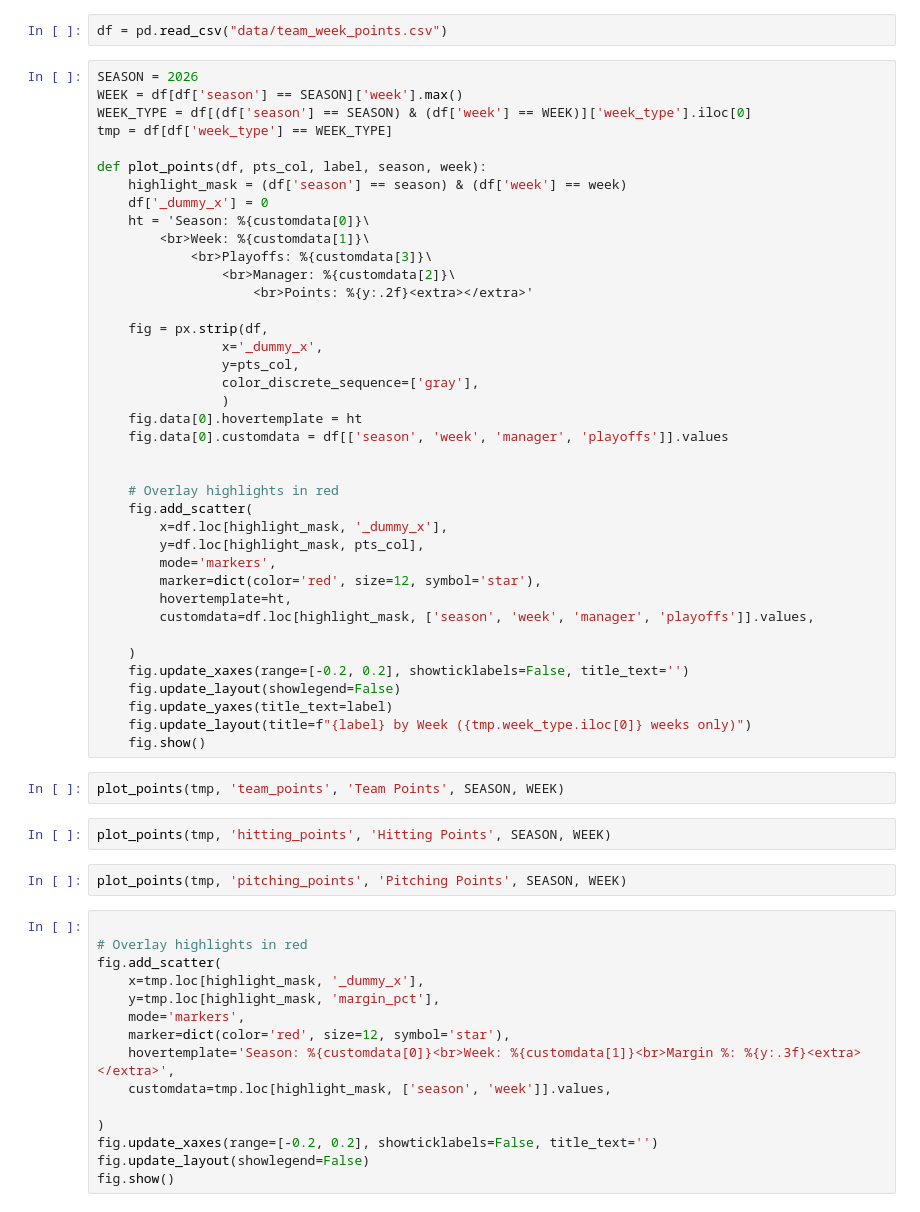
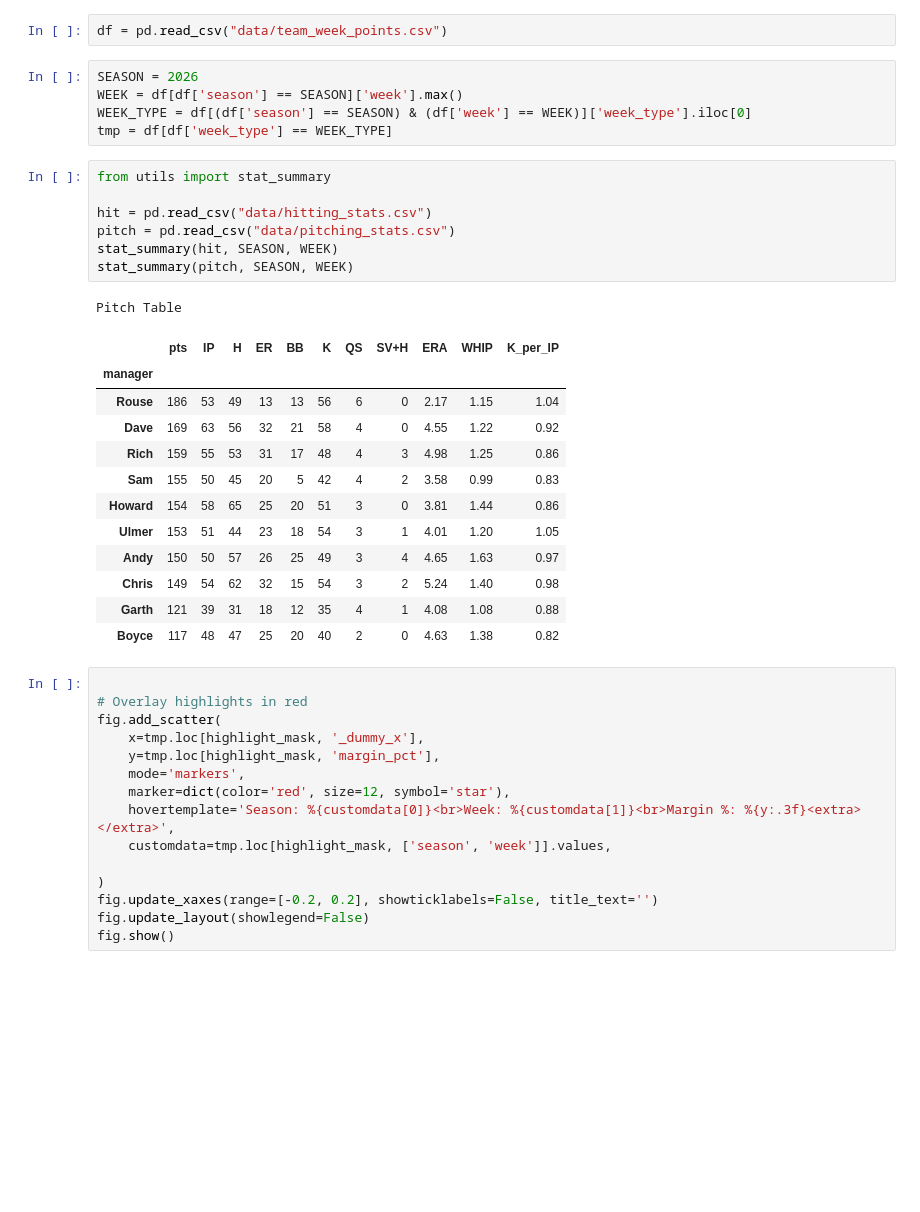
Before and after one commit to alexboyce3/fbl_dash, a Jupyter notebook: plotting.ipynb, the cells around one changed output. Drawn from its saved outputs; the diff is of its cells as text; blank space fills up the shorter version.

Commit message:
add hit and pitch tables

```diff
--- a/plotting.ipynb
+++ b/plotting.ipynb
@@ -8,46 +8,27 @@ SEASON = 2026
 WEEK = df[df['season'] == SEASON]['week'].max()
 WEEK_TYPE = df[(df['season'] == SEASON) & (df['week'] == WEEK)]['week_type'].iloc[0]
 tmp = df[df['week_type'] == WEEK_TYPE]
-
-def plot_points(df, pts_col, label, season, week):
-    highlight_mask = (df['season'] == season) & (df['week'] == week)
-    df['_dummy_x'] = 0
-    ht = 'Season: %{customdata[0]}\
-        <br>Week: %{customdata[1]}\
-            <br>Playoffs: %{customdata[3]}\
-                <br>Manager: %{customdata[2]}\
-                    <br>Points: %{y:.2f}<extra></extra>'
-
-    fig = px.strip(df,
-                x='_dummy_x',
-                y=pts_col,
-                color_discrete_sequence=['gray'],
-                )
-    fig.data[0].hovertemplate = ht
-    fig.data[0].customdata = df[['season', 'week', 'manager', 'playoffs']].values
-
-
-    # Overlay highlights in red
-    fig.add_scatter(
-        x=df.loc[highlight_mask, '_dummy_x'],
-        y=df.loc[highlight_mask, pts_col],
-        mode='markers',
-        marker=dict(color='red', size=12, symbol='star'),
-        hovertemplate=ht,
-        customdata=df.loc[highlight_mask, ['season', 'week', 'manager', 'playoffs']].values,
-
-    )
-    fig.update_xaxes(range=[-0.2, 0.2], showticklabels=False, title_text='')
-    fig.update_layout(showlegend=False)
-    fig.update_yaxes(title_text=label)
-    fig.update_layout(title=f"{label} by Week ({tmp.week_type.iloc[0]} weeks only)")
-    fig.show()
-# %%
-plot_points(tmp, 'team_points', 'Team Points', SEASON, WEEK)
-# %%
-plot_points(tmp, 'hitting_points', 'Hitting Points', SEASON, WEEK)
-# %%
-plot_points(tmp, 'pitching_points', 'Pitching Points', SEASON, WEEK)
+# %%
+from utils import stat_summary
+
+hit = pd.read_csv("data/hitting_stats.csv")
+pitch = pd.read_csv("data/pitching_stats.csv")
+stat_summary(hit, SEASON, WEEK)
+stat_summary(pitch, SEASON, WEEK)
+# %% [output]
+Pitch Table
+|  | pts | IP | H | ER | BB | K | QS | SV+H | ERA | WHIP | K_per_IP |
+| manager |  |  |  |  |  |  |  |  |  |  |  |
+| Rouse | 186 | 53 | 49 | 13 | 13 | 56 | 6 | 0 | 2.17 | 1.15 | 1.04 |
+| Dave | 169 | 63 | 56 | 32 | 21 | 58 | 4 | 0 | 4.55 | 1.22 | 0.92 |
+| Rich | 159 | 55 | 53 | 31 | 17 | 48 | 4 | 3 | 4.98 | 1.25 | 0.86 |
+| Sam | 155 | 50 | 45 | 20 | 5 | 42 | 4 | 2 | 3.58 | 0.99 | 0.83 |
+| Howard | 154 | 58 | 65 | 25 | 20 | 51 | 3 | 0 | 3.81 | 1.44 | 0.86 |
+| Ulmer | 153 | 51 | 44 | 23 | 18 | 54 | 3 | 1 | 4.01 | 1.20 | 1.05 |
+| Andy | 150 | 50 | 57 | 26 | 25 | 49 | 3 | 4 | 4.65 | 1.63 | 0.97 |
+| Chris | 149 | 54 | 62 | 32 | 15 | 54 | 3 | 2 | 5.24 | 1.40 | 0.98 |
+| Garth | 121 | 39 | 31 | 18 | 12 | 35 | 4 | 1 | 4.08 | 1.08 | 0.88 |
+| Boyce | 117 | 48 | 47 | 25 | 20 | 40 | 2 | 0 | 4.63 | 1.38 | 0.82 |
 # %%
 
 # Overlay highlights in red
```
Also changed, not shown: 6 other files.
